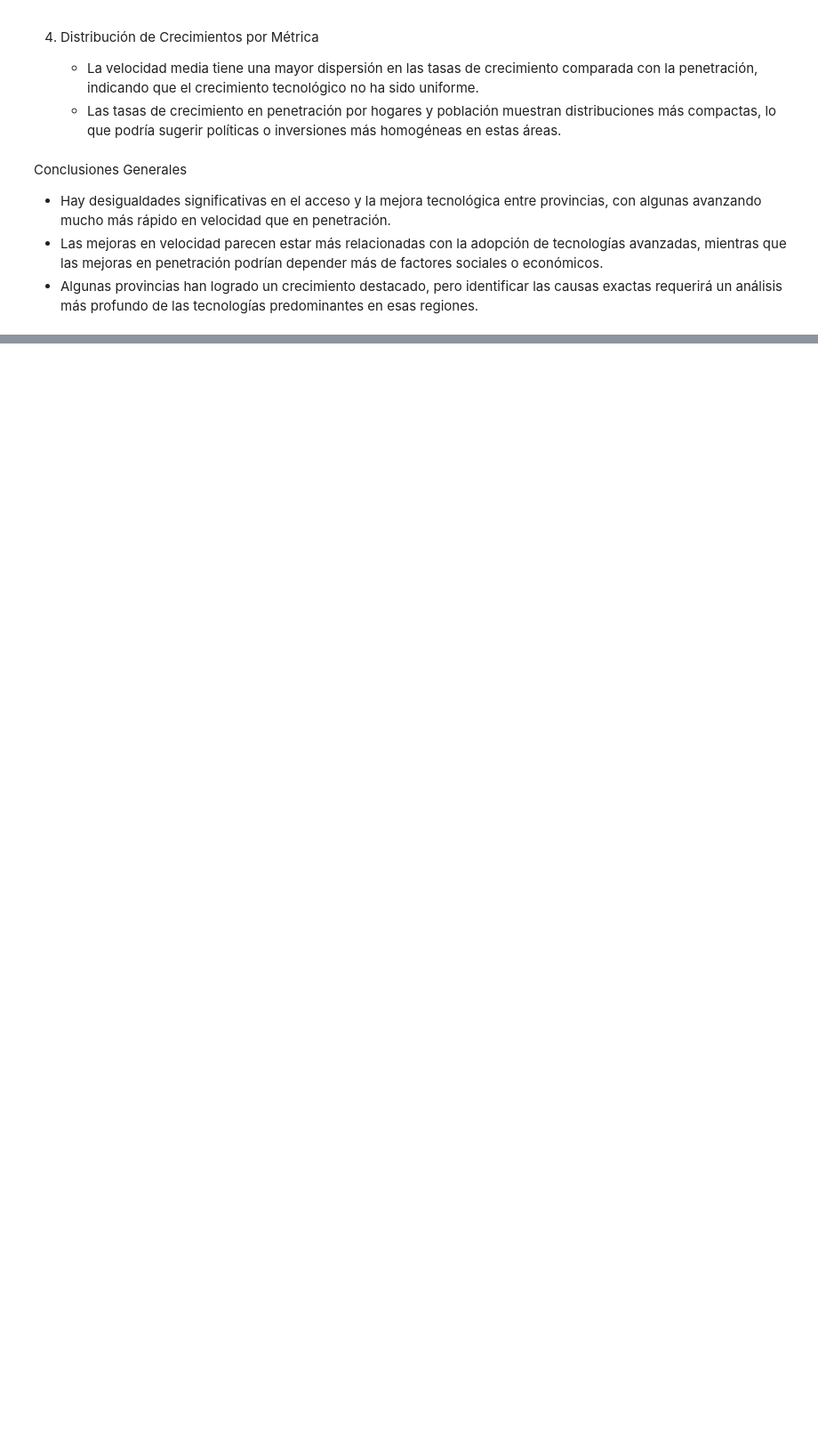
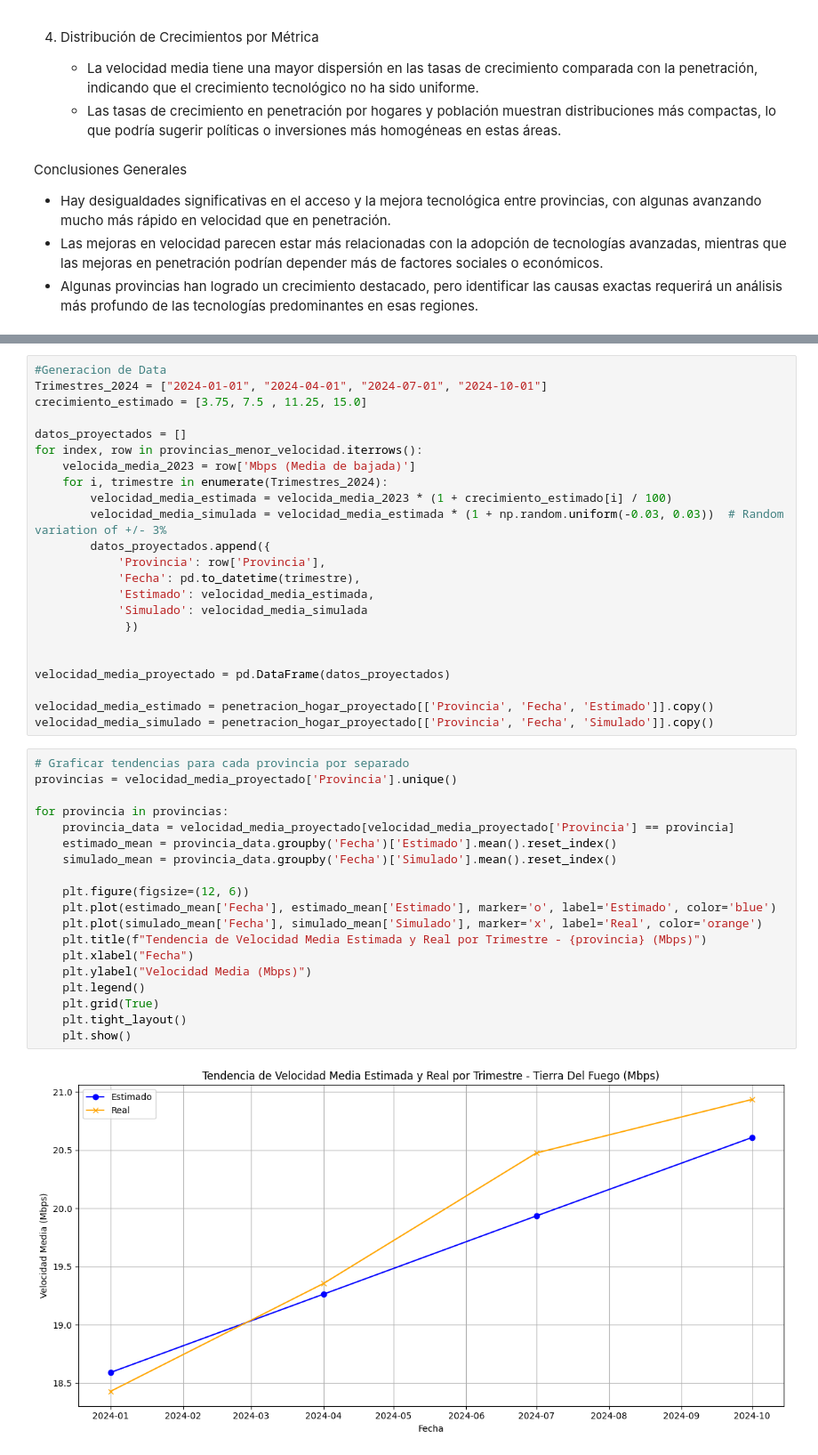
Before and after one commit to Argeboliv05/Proyecto_2_Henry, a Jupyter notebook: EDA.IPYNB, the cells around one changed output, grey strips where cells are left out. Shown at 89% size. Drawn from its saved outputs; the diff is of its cells as text; blank space fills up the shorter version.

```diff
--- a/EDA.IPYNB
+++ b/EDA.IPYNB
@@ -492,0 +713,44 @@ Conclusiones Generales
+# %%
+#Generacion de Data
+Trimestres_2024 = ["2024-01-01", "2024-04-01", "2024-07-01", "2024-10-01"]
+crecimiento_estimado = [3.75, 7.5 , 11.25, 15.0]
+
+datos_proyectados = []
+for index, row in provincias_menor_velocidad.iterrows():
+    velocida_media_2023 = row['Mbps (Media de bajada)']
+    for i, trimestre in enumerate(Trimestres_2024):
+        velocidad_media_estimada = velocida_media_2023 * (1 + crecimiento_estimado[i] / 100)
+        velocidad_media_simulada = velocidad_media_estimada * (1 + np.random.uniform(-0.03, 0.03))  # Random variation of +/- 3%
+        datos_proyectados.append({
+            'Provincia': row['Provincia'],
+            'Fecha': pd.to_datetime(trimestre),
+            'Estimado': velocidad_media_estimada,
+            'Simulado': velocidad_media_simulada
+             })
+
+
+velocidad_media_proyectado = pd.DataFrame(datos_proyectados)
+
+velocidad_media_estimado = penetracion_hogar_proyectado[['Provincia', 'Fecha', 'Estimado']].copy()
+velocidad_media_simulado = penetracion_hogar_proyectado[['Provincia', 'Fecha', 'Simulado']].copy()
+# %%
+# Graficar tendencias para cada provincia por separado
+provincias = velocidad_media_proyectado['Provincia'].unique()
+
+for provincia in provincias:
+    provincia_data = velocidad_media_proyectado[velocidad_media_proyectado['Provincia'] == provincia]
+    estimado_mean = provincia_data.groupby('Fecha')['Estimado'].mean().reset_index()
+    simulado_mean = provincia_data.groupby('Fecha')['Simulado'].mean().reset_index()
+
+    plt.figure(figsize=(12, 6))
+    plt.plot(estimado_mean['Fecha'], estimado_mean['Estimado'], marker='o', label='Estimado', color='blue')
+    plt.plot(simulado_mean['Fecha'], simulado_mean['Simulado'], marker='x', label='Real', color='orange')
+    plt.title(f"Tendencia de Velocidad Media Estimada y Real por Trimestre - {provincia} (Mbps)")
+    plt.xlabel("Fecha")
+    plt.ylabel("Velocidad Media (Mbps)")
+    plt.legend()
+    plt.grid(True)
+    plt.tight_layout()
+    plt.show()
+# %% [output]
+[figure, added]
```
Also changed, not shown: parts of 33 cells of this notebook, 2 other files.
